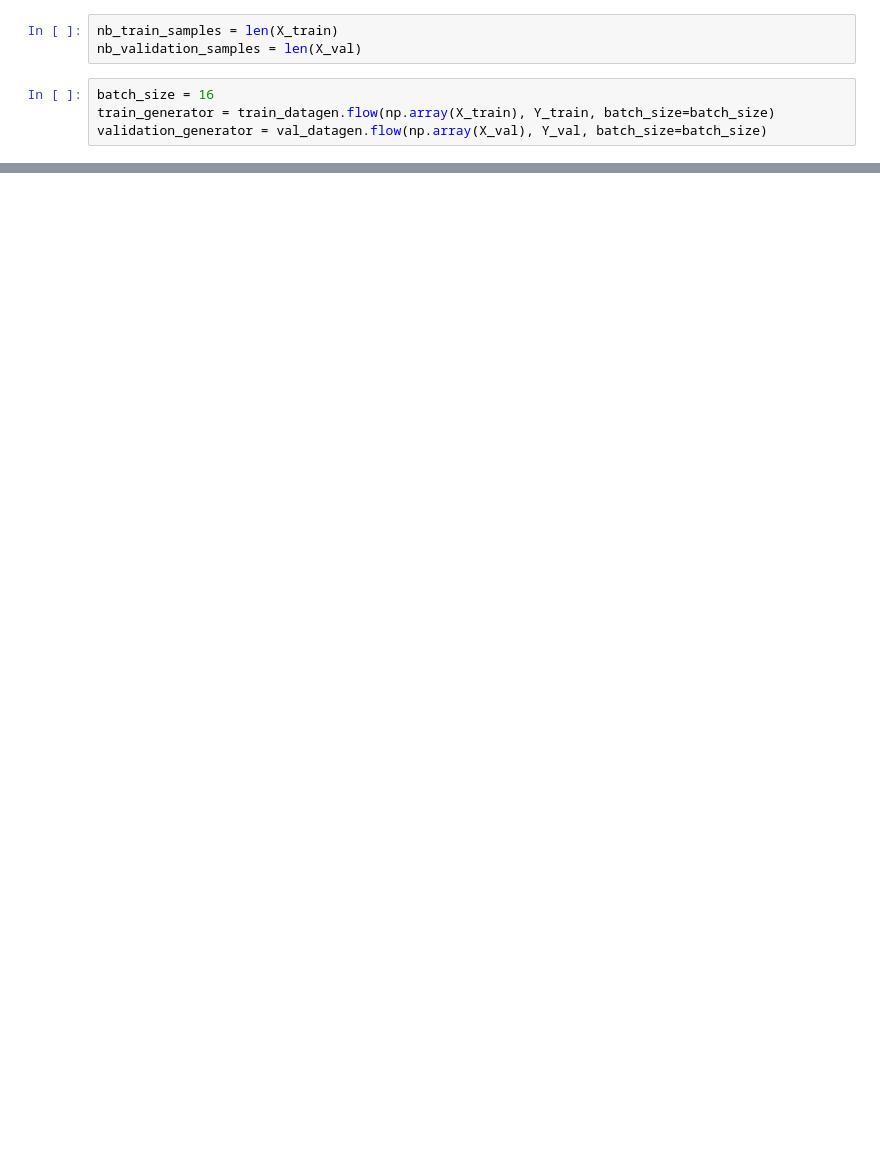
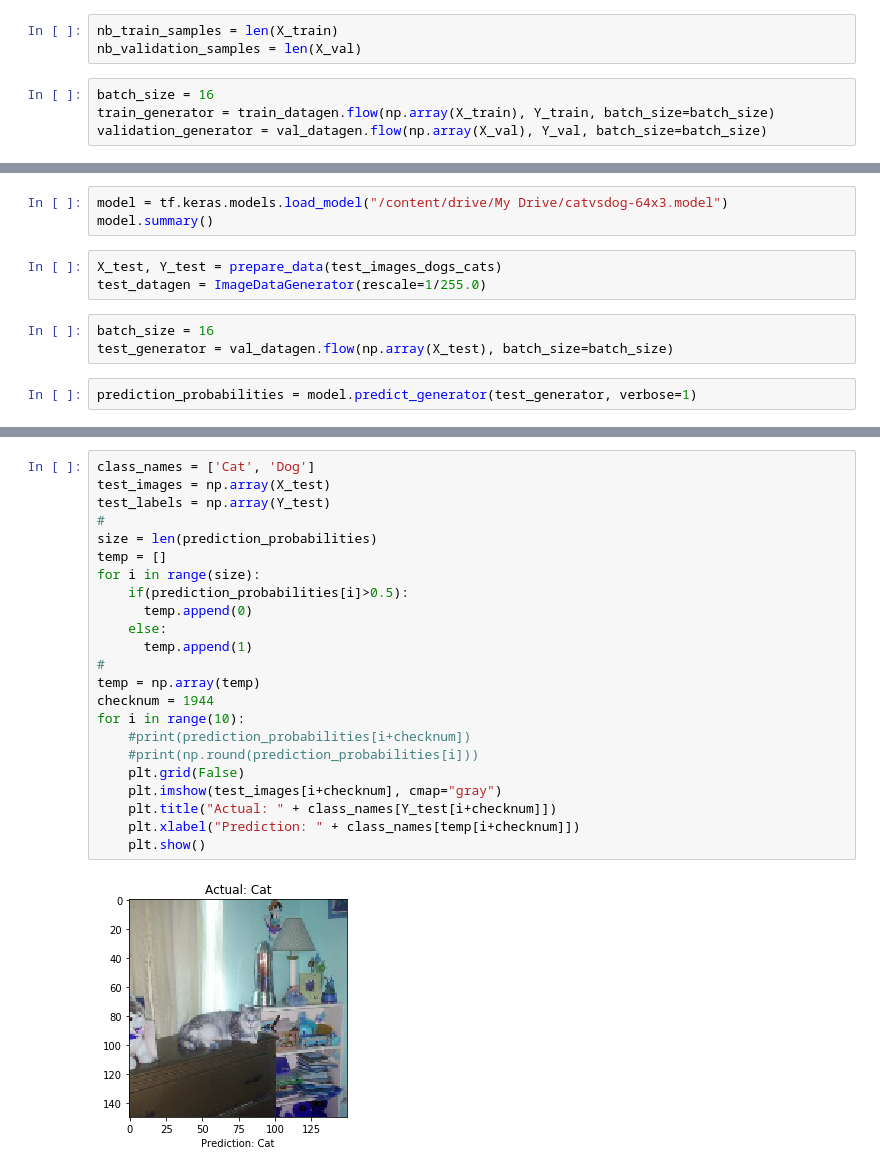
Before and after one commit to Alpostros/Cat_vs_Dog, a Jupyter notebook: Cat_vs_Dog_DL.ipynb, the cells around one changed output, grey strips where cells are left out. Drawn from its saved outputs; the diff is of its cells as text; blank space fills up the shorter version.

```diff
--- a/Cat_vs_Dog_DL.ipynb
+++ b/Cat_vs_Dog_DL.ipynb
@@ -158,0 +129,11 @@ Epoch 30/30
+# %%
+model = tf.keras.models.load_model("/content/drive/My Drive/catvsdog-64x3.model")
+model.summary()
+# %%
+X_test, Y_test = prepare_data(test_images_dogs_cats)
+test_datagen = ImageDataGenerator(rescale=1/255.0)
+# %%
+batch_size = 16
+test_generator = val_datagen.flow(np.array(X_test), batch_size=batch_size)
+# %%
+prediction_probabilities = model.predict_generator(test_generator, verbose=1)
@@ -158,0 +142,25 @@ Epoch 30/30
+# %%
+class_names = ['Cat', 'Dog']
+test_images = np.array(X_test)
+test_labels = np.array(Y_test)
+#
+size = len(prediction_probabilities)
+temp = []
+for i in range(size):
+    if(prediction_probabilities[i]>0.5):
+      temp.append(0)
+    else:
+      temp.append(1)
+#
+temp = np.array(temp)
+checknum = 1944
+for i in range(10):
+    #print(prediction_probabilities[i+checknum])
+    #print(np.round(prediction_probabilities[i]))
+    plt.grid(False)
+    plt.imshow(test_images[i+checknum], cmap="gray")
+    plt.title("Actual: " + class_names[Y_test[i+checknum]])
+    plt.xlabel("Prediction: " + class_names[temp[i+checknum]])
+    plt.show()
+# %% [output]
+[figure, added]
```
Also changed, not shown: parts of 11 cells of this notebook.
